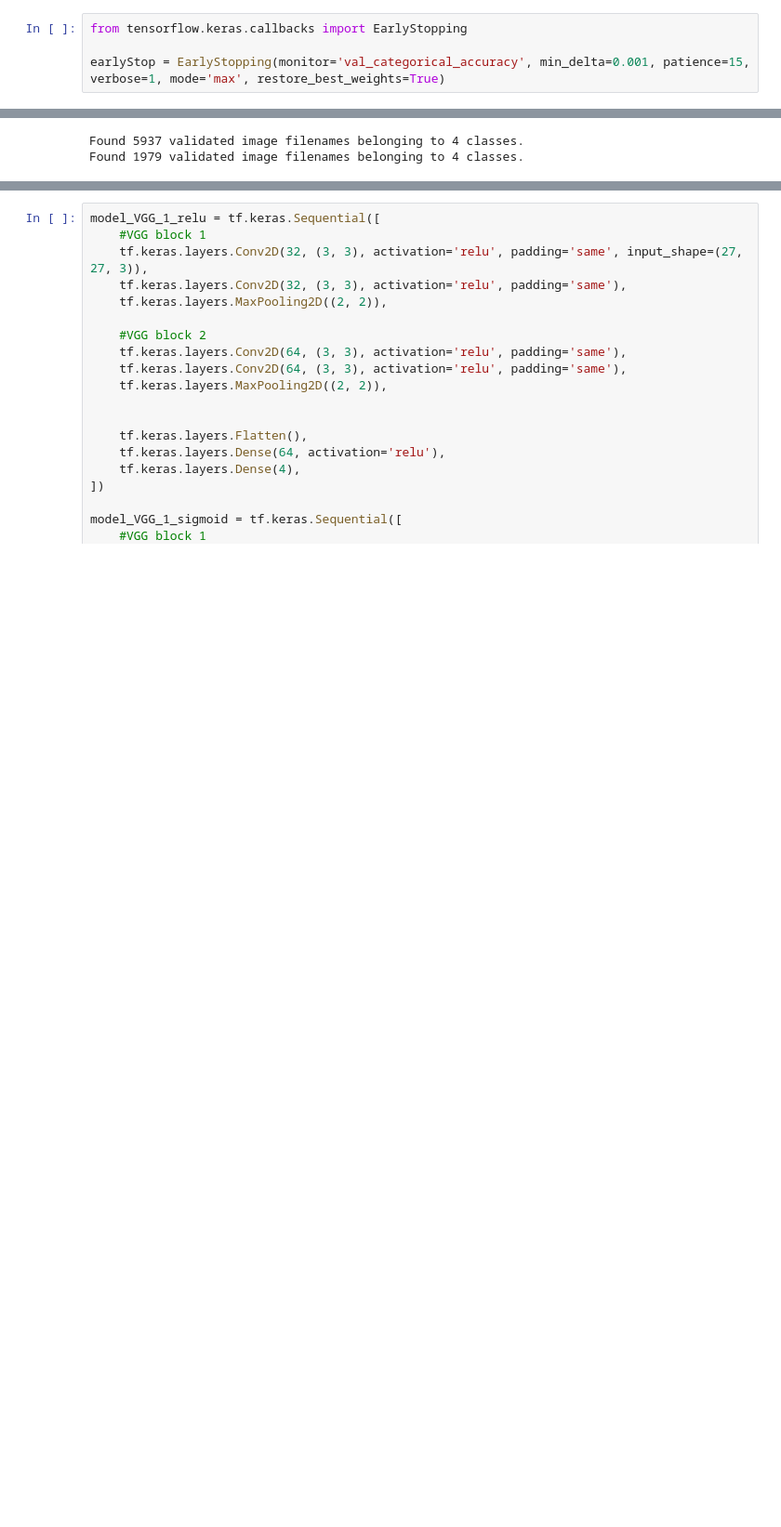
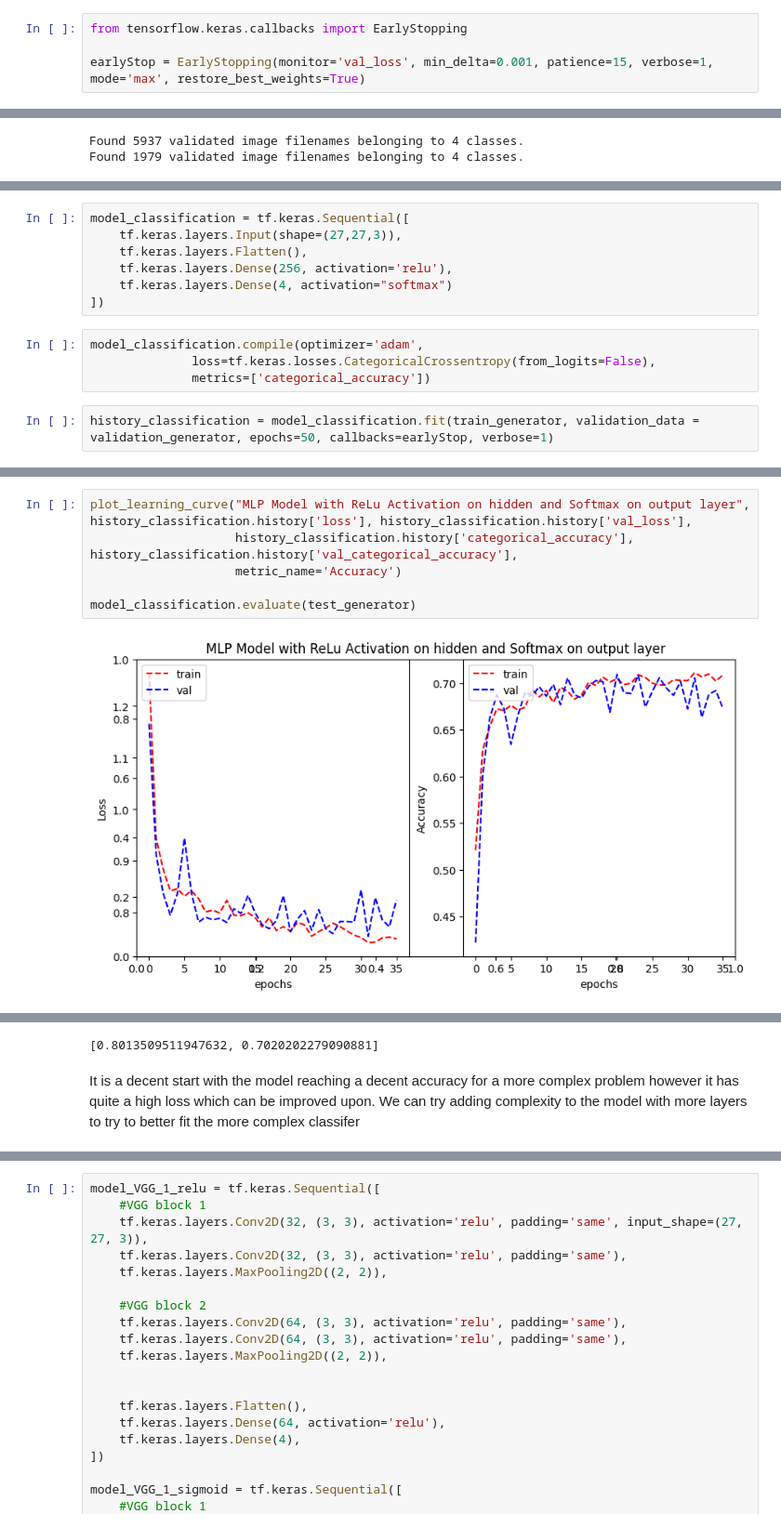
Before and after one commit to HarrisonOrosz/MLAssignment2, a Jupyter notebook: Assignment 2 Workbook.ipynb, the cells around one changed output, grey strips where cells are left out. Shown at 93% size. Drawn from its saved outputs; the diff is of its cells as text; blank space fills up the shorter version.

Commit message:
started MLP for classification

```diff
--- a/Assignment 2 Workbook.ipynb
+++ b/Assignment 2 Workbook.ipynb
@@ -250,7 +250,7 @@ def plot_learning_curve(title, train_loss, val_loss, train_metric, val_metric, m
 # %%
 from tensorflow.keras.callbacks import EarlyStopping
 
-earlyStop = EarlyStopping(monitor='val_categorical_accuracy', min_delta=0.001, patience=15, verbose=1, mode='max', restore_best_weights=True)
+earlyStop = EarlyStopping(monitor='val_loss', min_delta=0.001, patience=15, verbose=1, mode='max', restore_best_weights=True)
 # %%
 train_data_cancer['isCancerous'] = train_data_cancer['isCancerous'].astype('str')
 val_data_cancer['isCancerous'] = val_data_cancer['isCancerous'].astype('str')
@@ -956,0 +978,13 @@ Found 1979 validated image filenames belonging to 4 classes.
+# %%
+model_classification = tf.keras.Sequential([
+    tf.keras.layers.Input(shape=(27,27,3)),
+    tf.keras.layers.Flatten(),
+    tf.keras.layers.Dense(256, activation='relu'),
+    tf.keras.layers.Dense(4, activation="softmax")
+])
+# %%
+model_classification.compile(optimizer='adam',
+              loss=tf.keras.losses.CategoricalCrossentropy(from_logits=False),
+              metrics=['categorical_accuracy'])
+# %%
+history_classification = model_classification.fit(train_generator, validation_data = validation_generator, epochs=50, callbacks=earlyStop, verbose=1)
@@ -956,0 +1009,8 @@ Found 1979 validated image filenames belonging to 4 classes.
+# %%
+plot_learning_curve("MLP Model with ReLu Activation on hidden and Softmax on output layer", history_classification.history['loss'], history_classification.history['val_loss'],
+                    history_classification.history['categorical_accuracy'], history_classification.history['val_categorical_accuracy'],
+                    metric_name='Accuracy')
+
+model_classification.evaluate(test_generator)
+# %% [output]
+[figure, added]
@@ -956,0 +1019,3 @@ Found 1979 validated image filenames belonging to 4 classes.
+[0.8013509511947632, 0.7020202279090881]
+# %% [markdown]
+It is a decent start with the model reaching a decent accuracy for a more complex problem however it has quite a high loss which can be improved upon. We can try adding complexity to the model with more layers to try to better fit the more complex classifer
```
Also changed, not shown: parts of 19 cells of this notebook.
